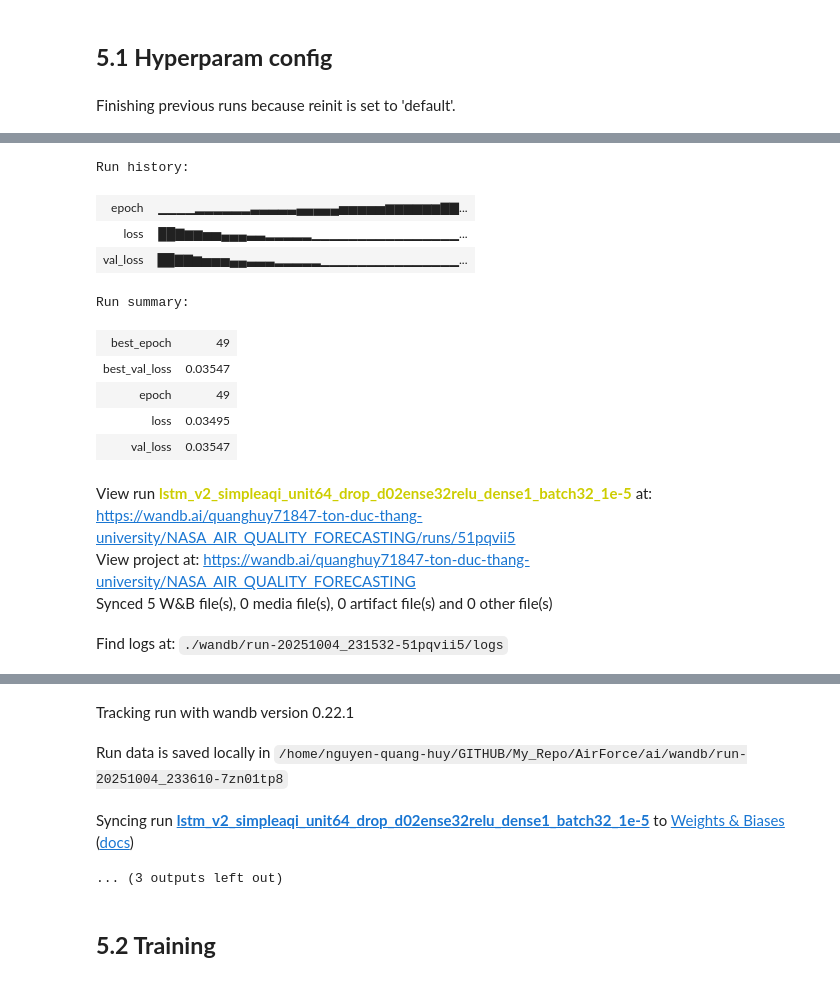
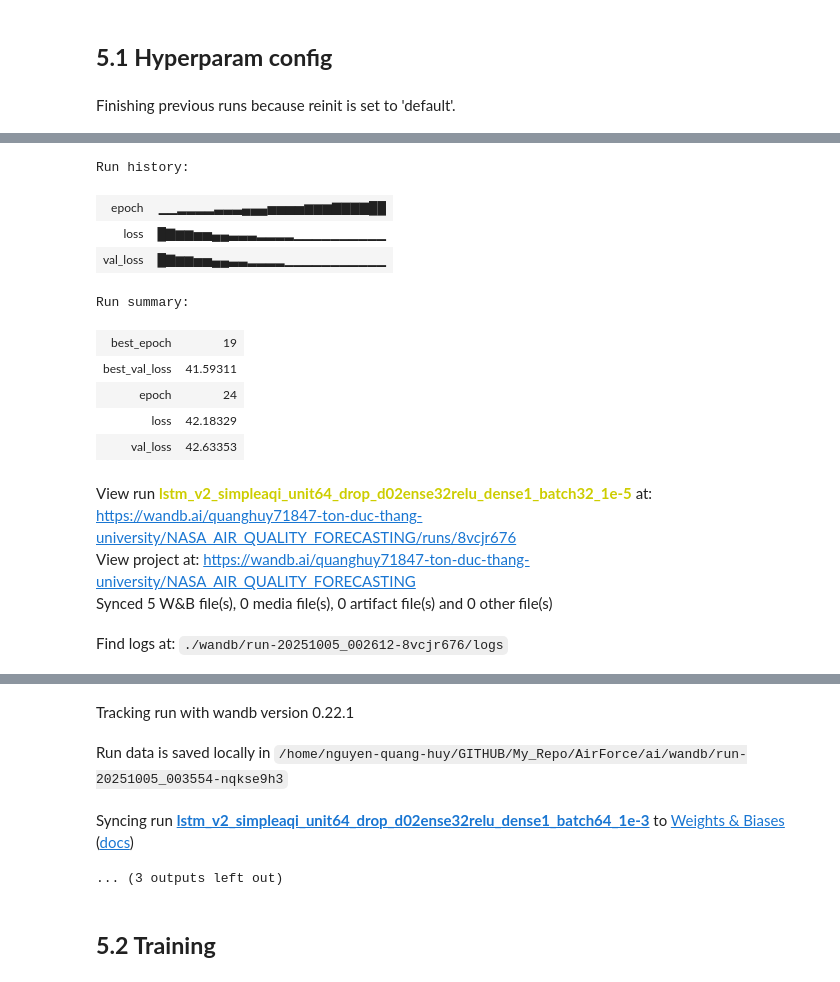
Before and after one commit to DanielNguyen-05/AirForce, a Jupyter notebook: ai/lstm_v1.ipynb, the cells around one changed output, grey strips where cells are left out. Saved outputs shown, nothing was run; the diff lists cells and outputs as text; code cells hidden in the pictures.

```diff
--- a/ai/lstm_v1.ipynb
+++ b/ai/lstm_v1.ipynb
@@ -393,38 +374,38 @@ X_train, X_test, y_train, y_test, dates_train, dates_test = train_test_split(
 # %% [markdown]
 ## **5.1 Hyperparam config**
 # %%
-wandb.init(project="NASA_AIR_QUALITY_FORECASTING", name="lstm_v2_simpleaqi_unit64_drop_d02ense32relu_dense1_batch32_1e-5",     config={
+wandb.init(project="NASA_AIR_QUALITY_FORECASTING", name="lstm_v2_simpleaqi_unit64_drop_d02ense32relu_dense1_batch64_1e-3",     config={
         "model": "LSTM",
         "units": 64,
         "dropout": 0.2,
-        "batch_size": 32,
+        "batch_size": 64,
         "epochs": 50,
         "dense_units": 32,
         "loss": "mse",
         "optimizer": "adam",
-        "learning_rate": 1e-5
+        "learning_rate": 1e-3
     })
 # %% [output]
 Finishing previous runs because reinit is set to 'default'.
 [interactive output not drawn]
 Run history:
-| epoch | ▁▁▁▁▂▂▂▂▂▂▃▃▃▃▃▄▄▄▄▄▅▅▅▅▅▆▆▆▆▆▆▇▇... |
-| loss | ██▇▆▆▅▅▄▄▄▃▃▂▂▂▂▂▁▁▁▁▁▁▁▁▁▁▁▁▁▁▁▁... |
-| val_loss | ██▇▇▆▅▅▅▄▄▃▃▃▂▂▂▂▂▁▁▁▁▁▁▁▁▁▁▁▁▁▁▁... |
+| epoch | ▁▁▂▂▂▂▃▃▃▄▄▄▅▅▅▅▆▆▆▇▇▇▇██ |
+| loss | █▇▆▆▅▅▄▄▃▃▃▂▂▂▂▁▁▁▁▁▁▁▁▁▁ |
+| val_loss | █▇▆▆▅▅▄▄▃▃▂▂▂▂▁▁▁▁▁▁▁▁▁▁▁ |
 Run summary:
-| best_epoch | 49 |
-| best_val_loss | 0.03547 |
-| epoch | 49 |
-| loss | 0.03495 |
-| val_loss | 0.03547 |
+| best_epoch | 19 |
+| best_val_loss | 41.59311 |
+| epoch | 24 |
+| loss | 42.18329 |
+| val_loss | 42.63353 |
-View run lstm_v2_simpleaqi_unit64_drop_d02ense32relu_dense1_batch32_1e-5 at: https://wandb.ai/quanghuy71847-ton-duc-thang-university/NASA_AIR_QUALITY_FORECASTING/runs/51pqvii5
+View run lstm_v2_simpleaqi_unit64_drop_d02ense32relu_dense1_batch32_1e-5 at: https://wandb.ai/quanghuy71847-ton-duc-thang-university/NASA_AIR_QUALITY_FORECASTING/runs/8vcjr676
 View project at: https://wandb.ai/quanghuy71847-ton-duc-thang-university/NASA_AIR_QUALITY_FORECASTING
 Synced 5 W&B file(s), 0 media file(s), 0 artifact file(s) and 0 other file(s)
-Find logs at: ./wandb/run-20251004_231532-51pqvii5/logs
+Find logs at: ./wandb/run-20251005_002612-8vcjr676/logs
 [interactive output not drawn]
 Tracking run with wandb version 0.22.1
-Run data is saved locally in /home/nguyen-quang-huy/GITHUB/My_Repo/AirForce/ai/wandb/run-20251004_233610-7zn01tp8
+Run data is saved locally in /home/nguyen-quang-huy/GITHUB/My_Repo/AirForce/ai/wandb/run-20251005_003554-nqkse9h3
-Syncing run lstm_v2_simpleaqi_unit64_drop_d02ense32relu_dense1_batch32_1e-5 to Weights & Biases (docs)
+Syncing run lstm_v2_simpleaqi_unit64_drop_d02ense32relu_dense1_batch64_1e-3 to Weights & Biases (docs)
 ... (3 outputs left out)
 # %% [markdown]
 ## **5.2 Training**
```
Also changed, not shown: parts of 21 cells of this notebook, 15 other files.
